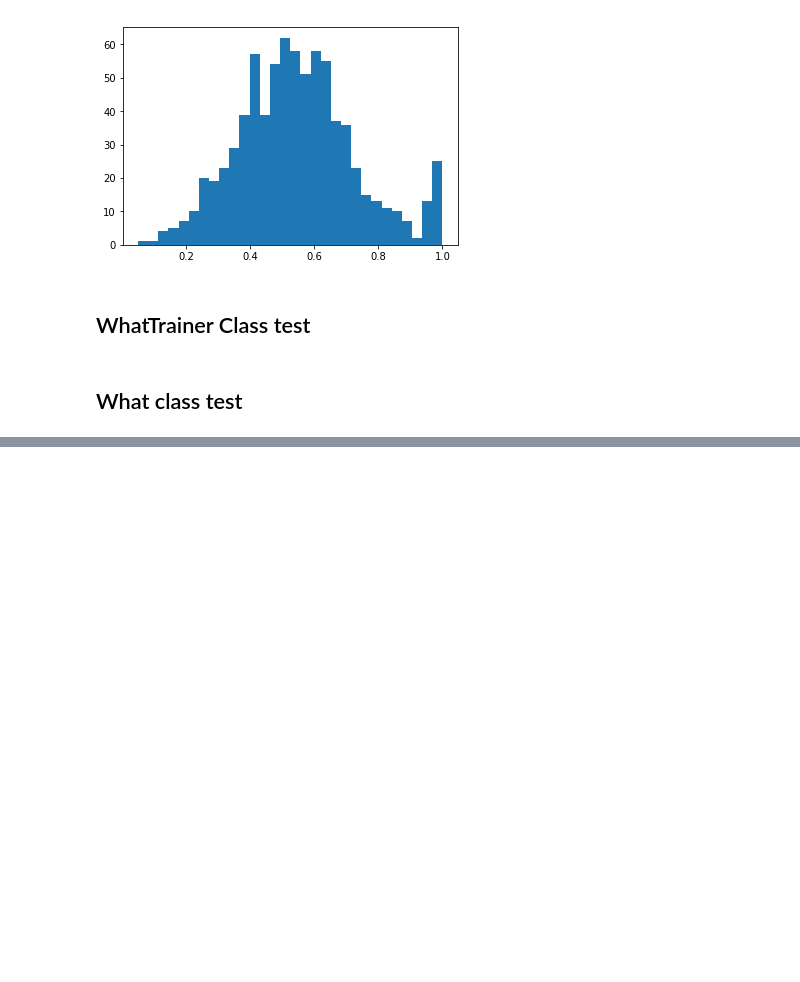
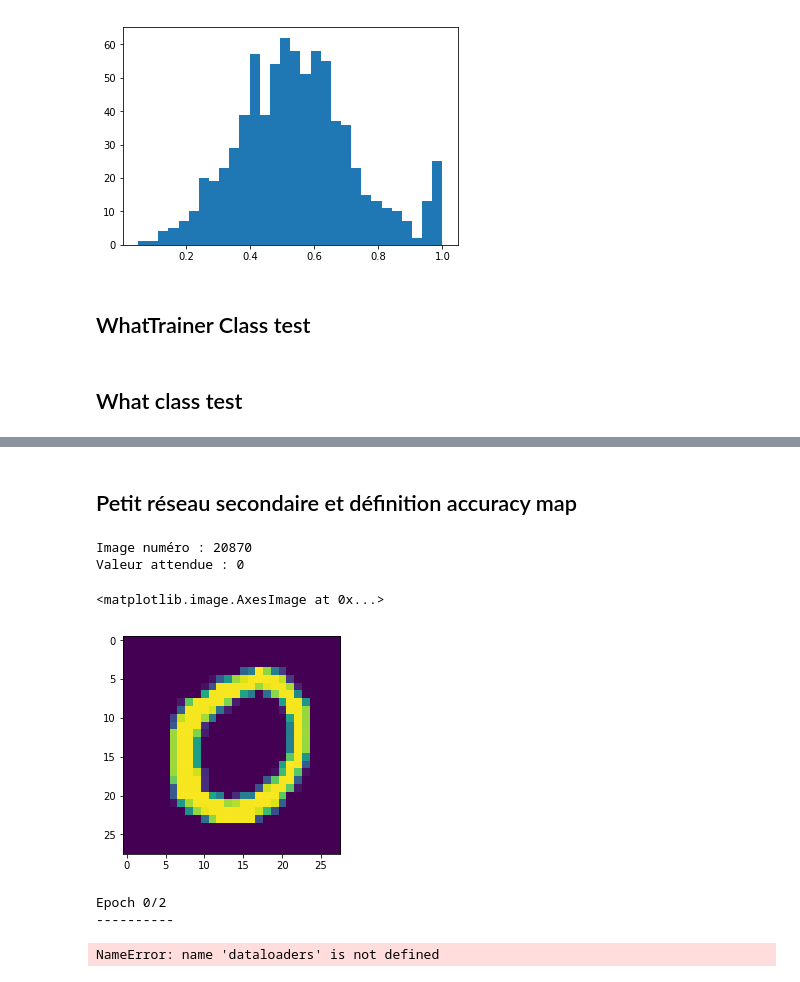
Before and after one commit to laurentperrinet/WhereIsMyMNIST, a Jupyter notebook: dev/2019-06-05-What-Tests.ipynb, the cells around one changed output, grey strips where cells are left out. Saved outputs shown, nothing was run; the diff lists cells and outputs as text; code cells hidden in the pictures; blank space fills up the shorter version.

```diff
--- a/dev/2019-06-05-What-Tests.ipynb
+++ b/dev/2019-06-05-What-Tests.ipynb
@@ -114,0 +156,2 @@ Train Epoch: 1/1 [50000/60000 (83%)]    Loss: 0.765395
+# %% [markdown]
+## Petit réseau secondaire et définition accuracy map
@@ -114,0 +179,2 @@ Train Epoch: 1/1 [50000/60000 (83%)]    Loss: 0.765395
+# %%
+nb_classes = 10
@@ -114,0 +222,10 @@ Train Epoch: 1/1 [50000/60000 (83%)]    Loss: 0.765395
+# %%
+nb = np.random.randint(x_train.shape[0])
+print("Image numéro :", nb)
+print("Valeur attendue :", np.argmax(y_train[nb]))
+plt.imshow(x_train[nb].reshape(28,28))
+# %% [output]
+Image numéro : 20870
+Valeur attendue : 0
+<matplotlib.image.AxesImage at 0x...>
+[figure, added]
@@ -114,0 +345,7 @@ Train Epoch: 1/1 [50000/60000 (83%)]    Loss: 0.765395
+# %%
+model_ft = train_model(model_ft, criterion, optimizer_ft, exp_lr_scheduler,
+                       num_epochs=3)
+# %% [output]
+Epoch 0/2
+----------
+NameError: name 'dataloaders' is not defined
```
Also changed, not shown: parts of 7 cells of this notebook, 1 other file.
